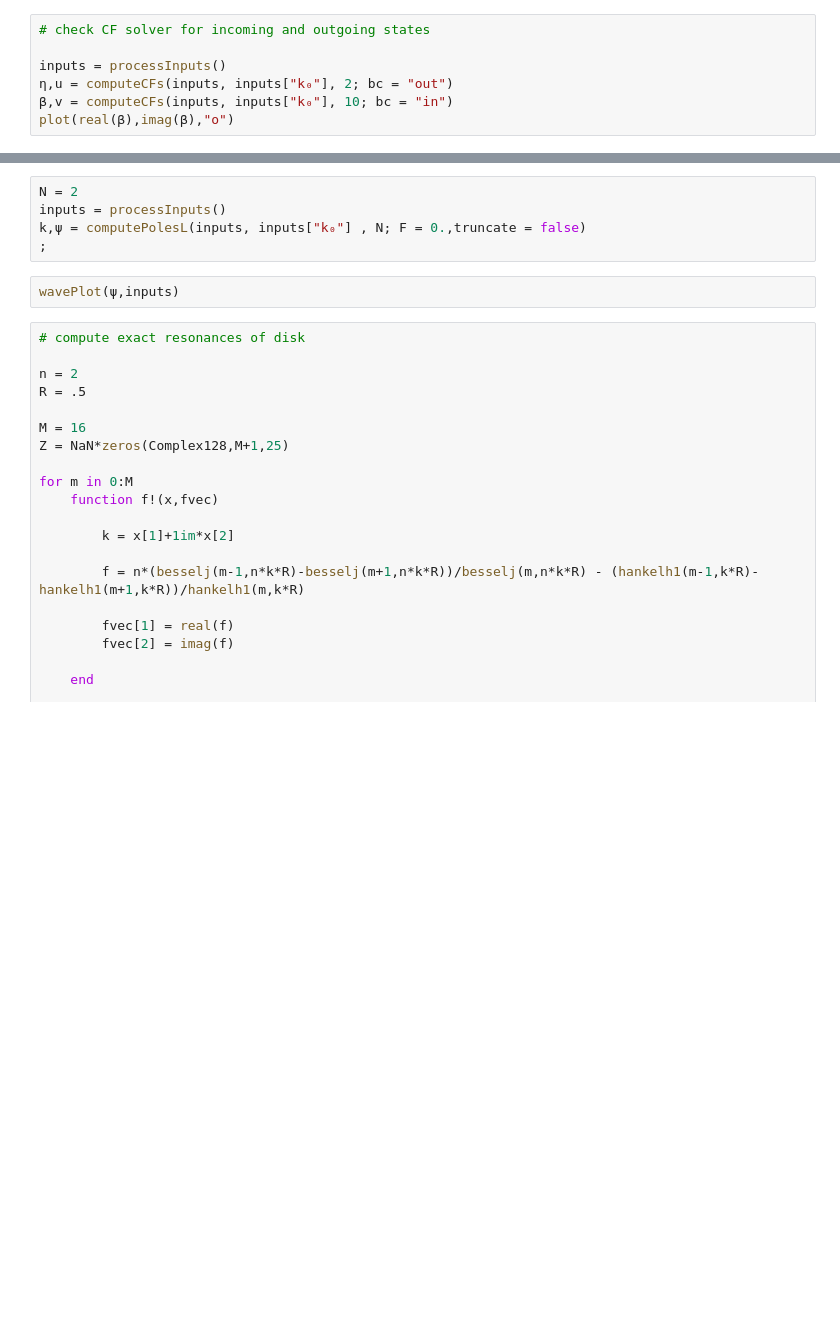
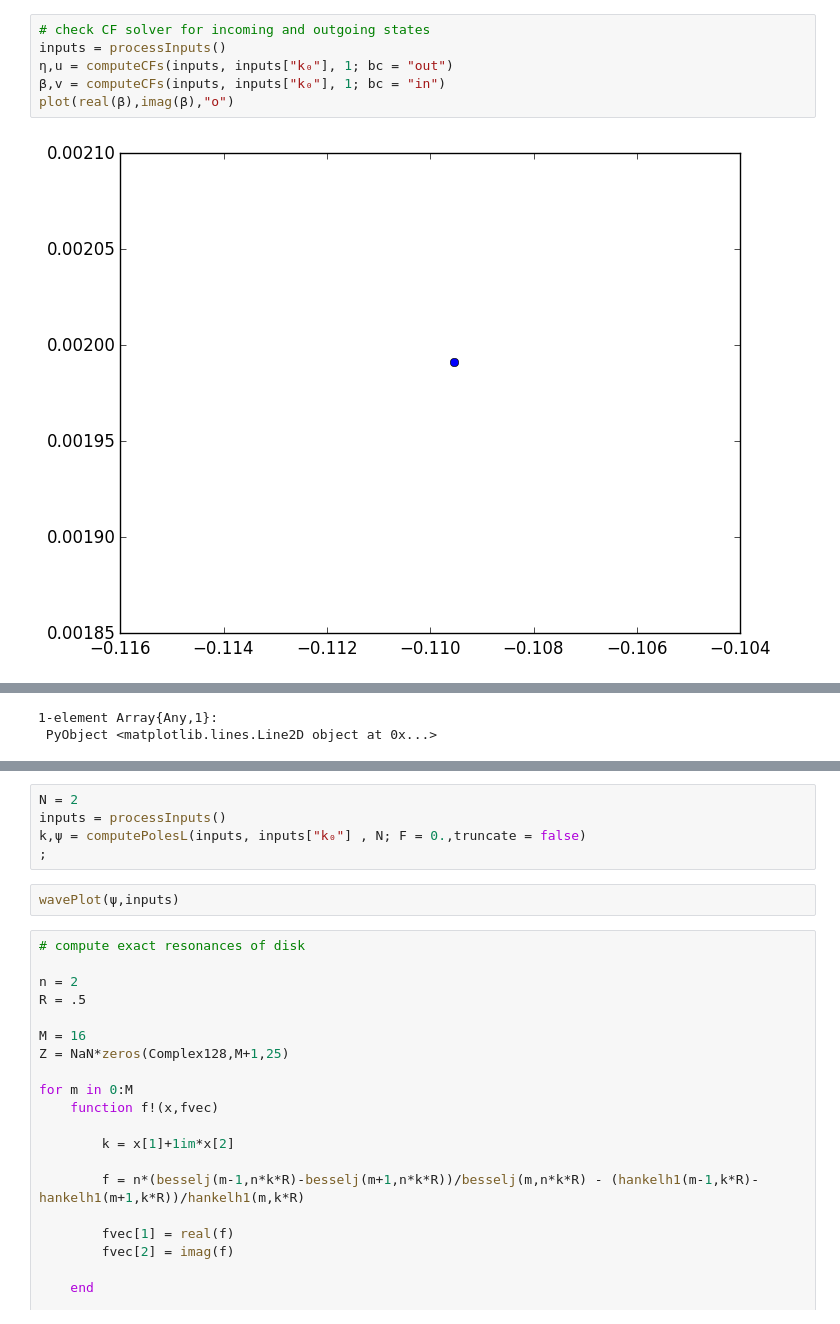
Before and after one commit to wrs28/SALT_1d, a Jupyter notebook: SALT_TEST_2D.ipynb, the cells around one changed output, grey strips where cells are left out. Drawn from its saved outputs; the diff is of its cells as text; blank space fills up the shorter version.

```diff
--- a/SALT_TEST_2D.ipynb
+++ b/SALT_TEST_2D.ipynb
@@ -19,7 +41,8 @@ using SALT_2d_Parallel
 # %%
 # check CF solver for incoming and outgoing states
-
 inputs = processInputs()
-η,u = computeCFs(inputs, inputs["k₀"], 2; bc = "out")
-β,v = computeCFs(inputs, inputs["k₀"], 10; bc = "in")
+η,u = computeCFs(inputs, inputs["k₀"], 1; bc = "out")
+β,v = computeCFs(inputs, inputs["k₀"], 1; bc = "in")
 plot(real(β),imag(β),"o")
+# %% [output]
+[figure, added]
@@ -26,3 +51,5 @@ plot(real(β),imag(β),"o")
+1-element Array{Any,1}:
+ PyObject <matplotlib.lines.Line2D object at 0x...>
 # %%
 # plot CF results (make sure plotting routine works)
 wavePlot(u,inputs; array = false, how = real)
```
Also changed, not shown: parts of 7 cells of this notebook, 6 other files.
